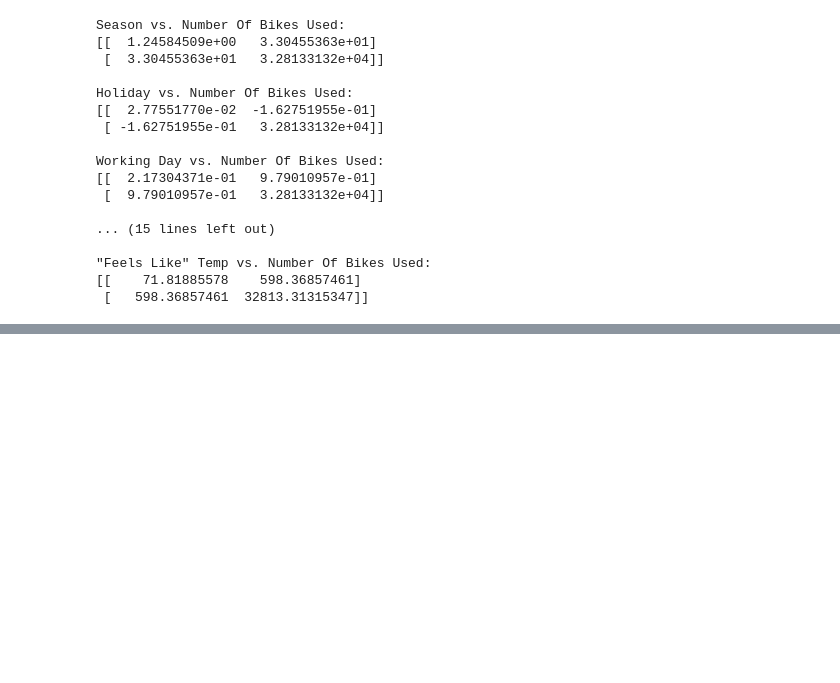
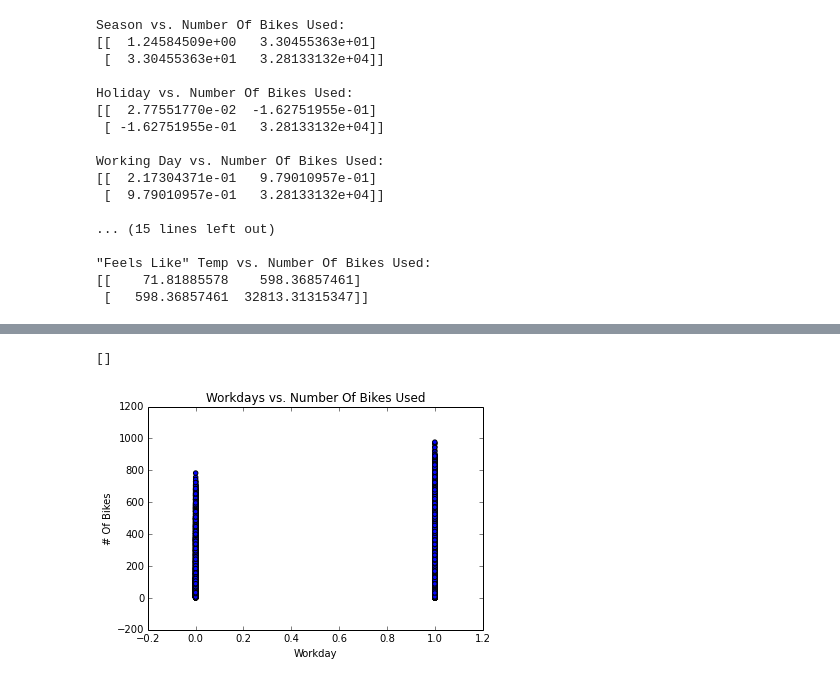
Before and after one commit to gavinmh/GADS12-NYC-Students, a Jupyter notebook: projects/kevin_mcalear/city_bike_project/city_bike_project.ipynb, the cells around one changed output, grey strips where cells are left out. Cells and saved outputs as stored; diff of their text form; code cells hidden in the pictures; blank space fills up the shorter version.

```diff
--- a/projects/kevin_mcalear/city_bike_project/city_bike_project.ipynb
+++ b/projects/kevin_mcalear/city_bike_project/city_bike_project.ipynb
@@ -247,0 +270,9 @@ Working Day vs. Number Of Bikes Used:
+# %%
+plt.title("Workdays vs. Number Of Bikes Used")
+plt.xlabel("Workday")
+plt.ylabel("# Of Bikes")
+plt.scatter(X_train['workingday'], y_train)
+plt.plot()
+# %% [output]
+[]
+[figure, added]
```
Also changed, not shown: parts of 8 cells of this notebook, 1 other file.
